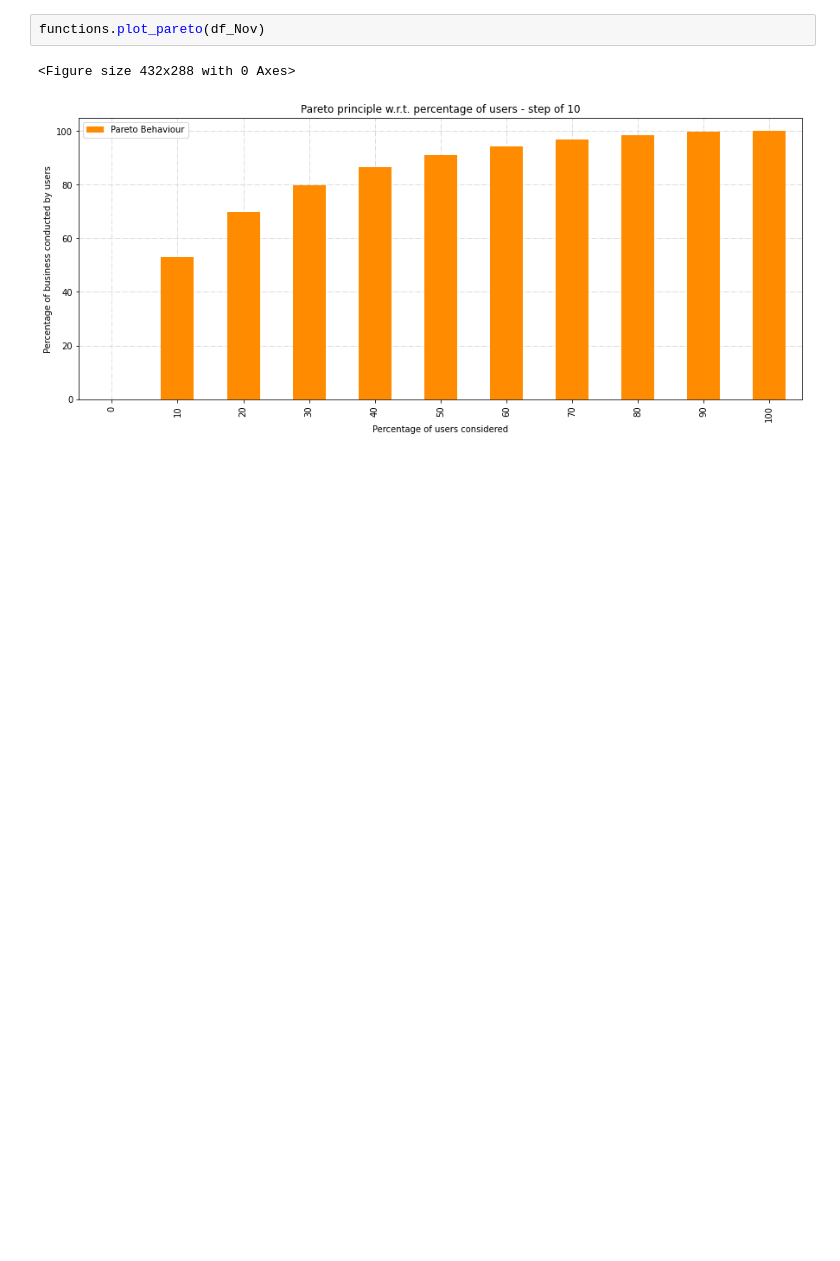
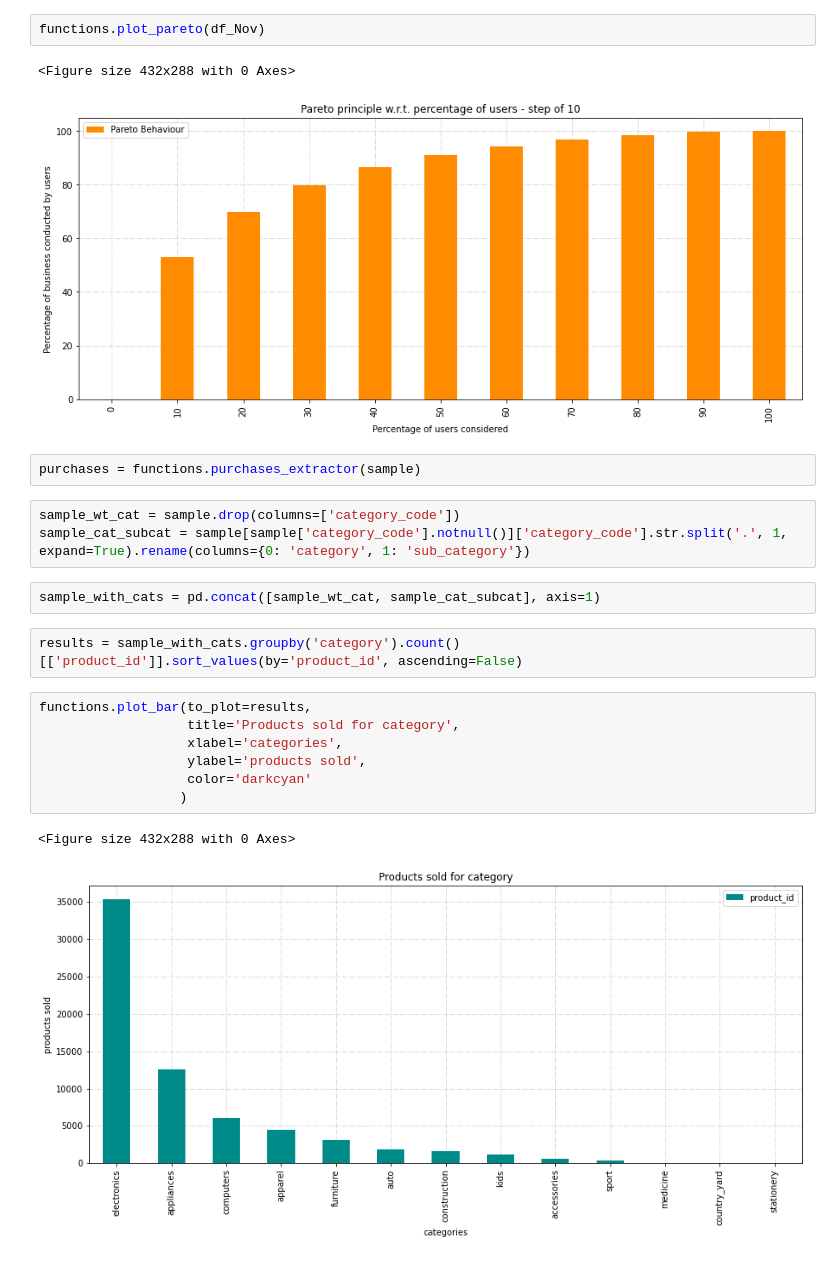
Before and after one commit to mikcnt/adm-homework-2, a Jupyter notebook: exercises.ipynb, the cells around one changed output. Drawn from its saved outputs; the diff is of its cells as text; blank space fills up the shorter version.

```diff
--- a/exercises.ipynb
+++ b/exercises.ipynb
@@ -121,3 +163,22 @@ functions.plot_pareto(df_Nov)
 # %% [output]
 <Figure size 432x288 with 0 Axes>
 [figure]
+# %%
+purchases = functions.purchases_extractor(sample)
+# %%
+sample_wt_cat = sample.drop(columns=['category_code'])
+sample_cat_subcat = sample[sample['category_code'].notnull()]['category_code'].str.split('.', 1, expand=True).rename(columns={0: 'category', 1: 'sub_category'})
+# %%
+sample_with_cats = pd.concat([sample_wt_cat, sample_cat_subcat], axis=1)
+# %%
+results = sample_with_cats.groupby('category').count()[['product_id']].sort_values(by='product_id', ascending=False)
+# %%
+functions.plot_bar(to_plot=results,
+                   title='Products sold for category',
+                   xlabel='categories',
+                   ylabel='products sold',
+                   color='darkcyan'
+                  )
+# %% [output]
+<Figure size 432x288 with 0 Axes>
+[figure, added]
```
Also changed, not shown: parts of 1 cell of this notebook.
